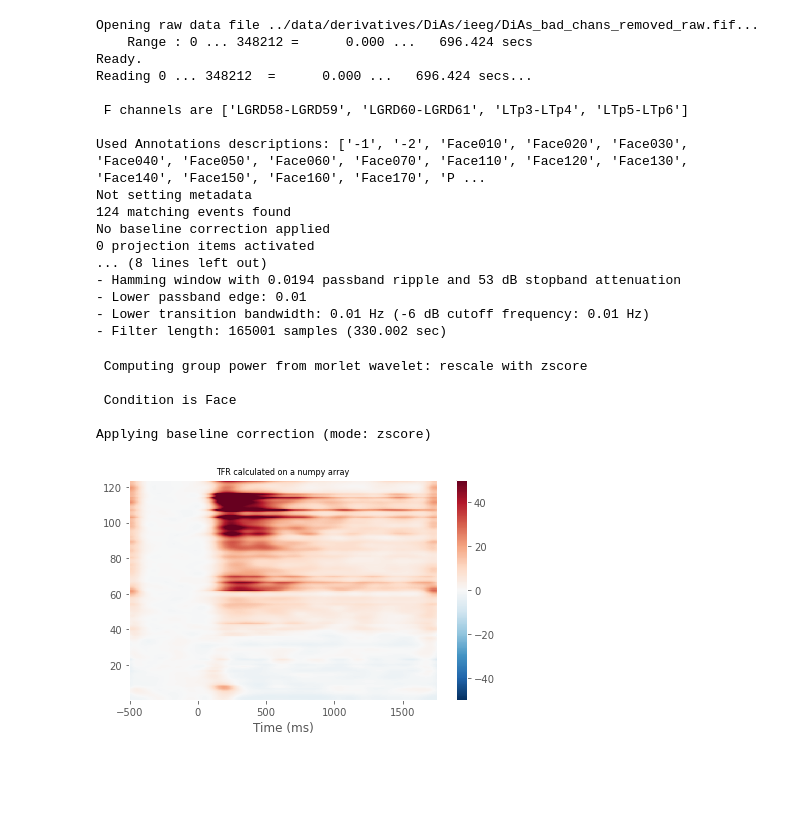
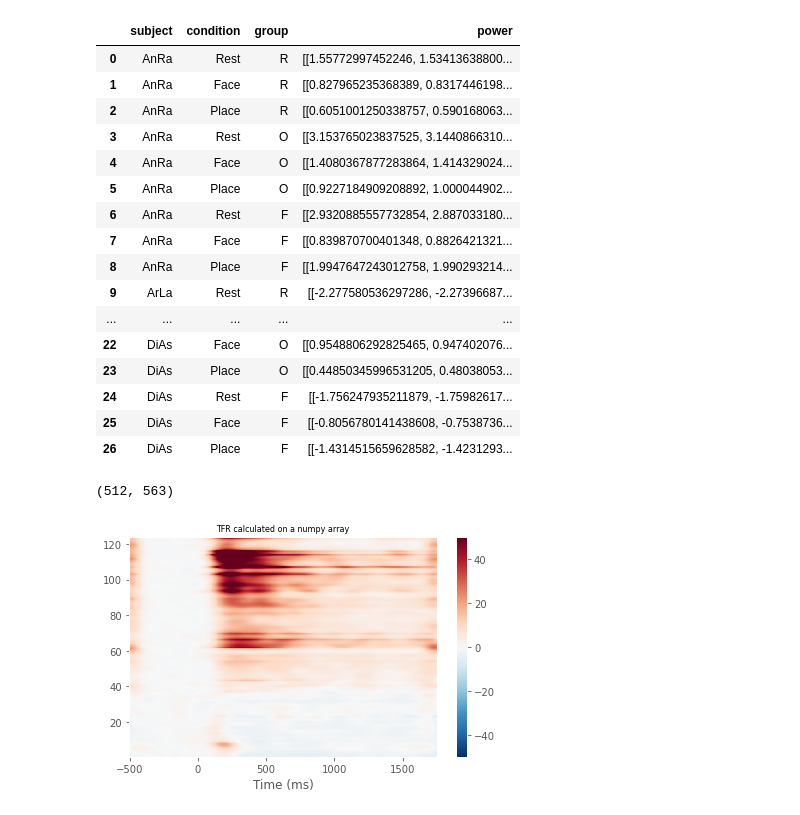
Before and after one commit to gcorlouer/granger_causality_on_ECoG, a Jupyter notebook: notebooks/cross_tf_analysis.ipynb, the cells around one changed output. Saved outputs shown, nothing was run; the diff lists cells and outputs as text; code cells hidden in the pictures; blank space fills up the shorter version.

```diff
--- a/notebooks/cross_tf_analysis.ipynb
+++ b/notebooks/cross_tf_analysis.ipynb
@@ -99,26 +9,25 @@ chan = 'LTo1-LTo2'
-# %%
-power, time = compute_group_power(args, freqs, group='F', condition = 'Face', l_freq = 0.01,
-                 baseline=(-0.5, 0), mode = 'zscore')
-# %% [output]
-Opening raw data file ../data/derivatives/DiAs/ieeg/DiAs_bad_chans_removed_raw.fif...
-    Range : 0 ... 348212 =      0.000 ...   696.424 secs
-Ready.
-Reading 0 ... 348212  =      0.000 ...   696.424 secs...
-
- F channels are ['LGRD58-LGRD59', 'LGRD60-LGRD61', 'LTp3-LTp4', 'LTp5-LTp6']
-
-Used Annotations descriptions: ['-1', '-2', 'Face010', 'Face020', 'Face030', 'Face040', 'Face050', 'Face060', 'Face070', 'Face110', 'Face120', 'Face130', 'Face140', 'Face150', 'Face160', 'Face170', 'P ...
-Not setting metadata
-124 matching events found
-No baseline correction applied
-0 projection items activated
-... (8 lines left out)
-- Hamming window with 0.0194 passband ripple and 53 dB stopband attenuation
-- Lower passband edge: 0.01
-- Lower transition bandwidth: 0.01 Hz (-6 dB cutoff frequency: 0.01 Hz)
-- Filter length: 165001 samples (330.002 sec)
- Computing group power from morlet wavelet: rescale with zscore
-
- Condition is Face
-
-Applying baseline correction (mode: zscore)
+# %%
+fpath = Path('..','data_transfer')
+fname = "tf_power_dataframe.pkl"
+fpath = fpath.joinpath(fname)
+df = pd.read_pickle(fpath)
+# %%
+df
+# %% [output]
+|  | subject | condition | group | power |
+| 0 | AnRa | Rest | R | [[1.55772997452246, 1.53413638800... |
+| 1 | AnRa | Face | R | [[0.827965235368389, 0.8317446198... |
+| 2 | AnRa | Place | R | [[0.6051001250338757, 0.590168063... |
+| 3 | AnRa | Rest | O | [[3.153765023837525, 3.1440866310... |
+| 4 | AnRa | Face | O | [[1.4080367877283864, 1.414329024... |
+| 5 | AnRa | Place | O | [[0.9227184909208892, 1.000044902... |
+| 6 | AnRa | Rest | F | [[2.9320885557732854, 2.887033180... |
+| 7 | AnRa | Face | F | [[0.839870700401348, 0.8826421321... |
+| 8 | AnRa | Place | F | [[1.9947647243012758, 1.990293214... |
+| 9 | ArLa | Rest | R | [[-2.277580536297286, -2.27396687... |
+| ... | ... | ... | ... | ... |
+| 22 | DiAs | Face | O | [[0.9548806292825465, 0.947402076... |
+| 23 | DiAs | Place | O | [[0.44850345996531205, 0.48038053... |
+| 24 | DiAs | Rest | F | [[-1.756247935211879, -1.75982617... |
+| 25 | DiAs | Face | F | [[-0.8056780141438608, -0.7538736... |
+| 26 | DiAs | Place | F | [[-1.4314515659628582, -1.4231293... |
@@ -125,3 +38,9 @@ Applying baseline correction (mode: zscore)
+# %%
+df_pow = df['power'].loc[df['subject']==subject].loc[df['condition']==condition].loc[df['group']==group]
+power = df_pow.iloc[0]
+(nfreqs, nobs) = power.shape
+# %% [output]
+(512, 563)
 # %%
 from mne.viz import centers_to_edges
 %matplotlib inline
```
Also changed, not shown: parts of 10 cells of this notebook, 28 other files.
